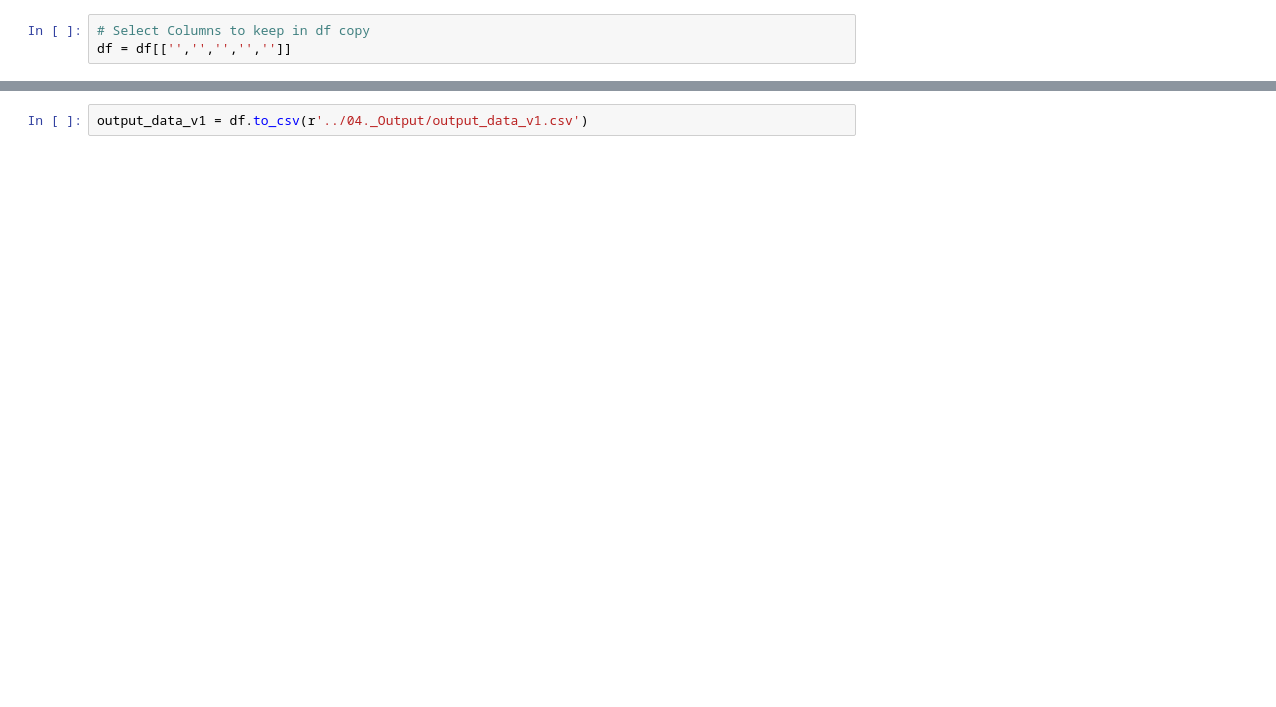
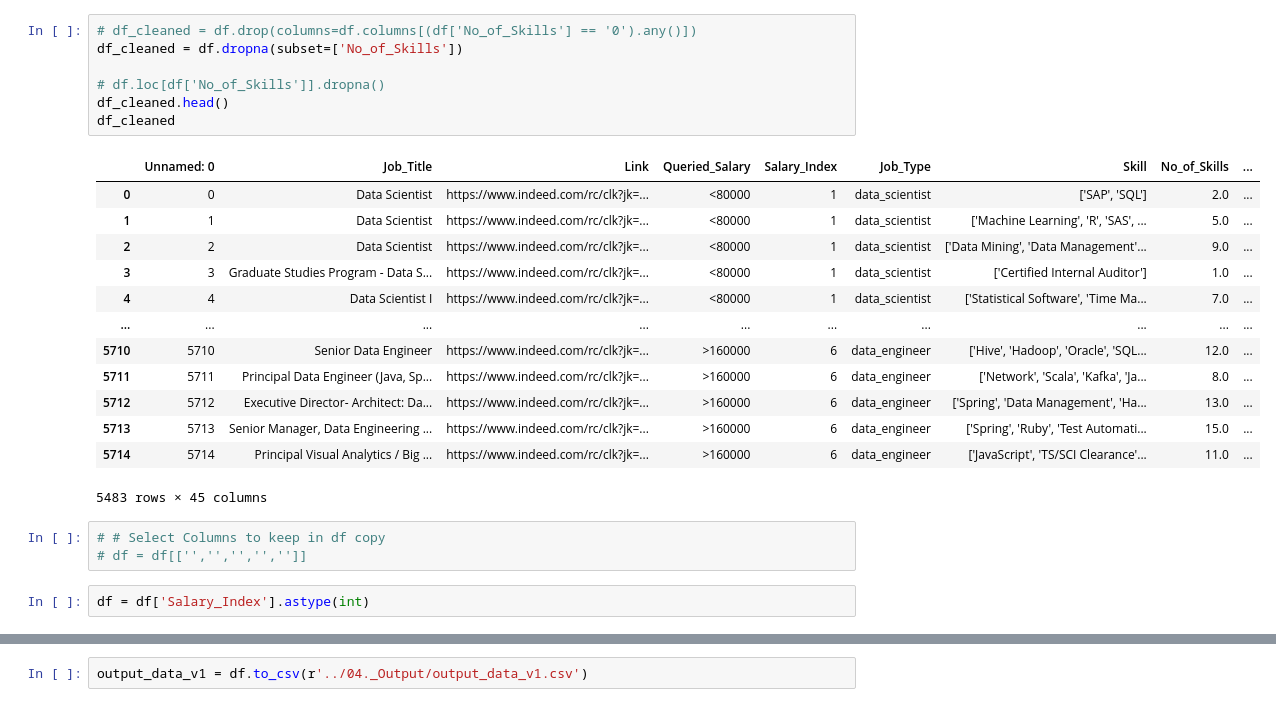
Before and after one commit to cce24/Project-1---Group-2, a Jupyter notebook: 02._Cleaning/Starter - V1 - 8-8-20.ipynb, the cells around one changed output, grey strips where cells are left out. Drawn from its saved outputs; the diff is of its cells as text; blank space fills up the shorter version.

```diff
--- a/02._Cleaning/Starter - V1 - 8-8-20.ipynb
+++ b/02._Cleaning/Starter - V1 - 8-8-20.ipynb
@@ -35,3 +36,26 @@ df
+# %%
+# df_cleaned = df.drop(columns=df.columns[(df['No_of_Skills'] == '0').any()])
+df_cleaned = df.dropna(subset=['No_of_Skills'])
+
+# df.loc[df['No_of_Skills']].dropna()
+df_cleaned.head()
+df_cleaned
+# %% [output]
+|  | Unnamed: 0 | Job_Title | Link | Queried_Salary | Salary_Index | Job_Type | Skill | No_of_Skills | ... |
+| 0 | 0 | Data Scientist | https://www.indeed.com/rc/clk?jk=... | <80000 | 1 | data_scientist | ['SAP', 'SQL'] | 2.0 | ... |
+| 1 | 1 | Data Scientist | https://www.indeed.com/rc/clk?jk=... | <80000 | 1 | data_scientist | ['Machine Learning', 'R', 'SAS', ... | 5.0 | ... |
+| 2 | 2 | Data Scientist | https://www.indeed.com/rc/clk?jk=... | <80000 | 1 | data_scientist | ['Data Mining', 'Data Management'... | 9.0 | ... |
+| 3 | 3 | Graduate Studies Program - Data S... | https://www.indeed.com/rc/clk?jk=... | <80000 | 1 | data_scientist | ['Certified Internal Auditor'] | 1.0 | ... |
+| 4 | 4 | Data Scientist I | https://www.indeed.com/rc/clk?jk=... | <80000 | 1 | data_scientist | ['Statistical Software', 'Time Ma... | 7.0 | ... |
+| ... | ... | ... | ... | ... | ... | ... | ... | ... | ... |
+| 5710 | 5710 | Senior Data Engineer | https://www.indeed.com/rc/clk?jk=... | >160000 | 6 | data_engineer | ['Hive', 'Hadoop', 'Oracle', 'SQL... | 12.0 | ... |
+| 5711 | 5711 | Principal Data Engineer (Java, Sp... | https://www.indeed.com/rc/clk?jk=... | >160000 | 6 | data_engineer | ['Network', 'Scala', 'Kafka', 'Ja... | 8.0 | ... |
+| 5712 | 5712 | Executive Director- Architect: Da... | https://www.indeed.com/rc/clk?jk=... | >160000 | 6 | data_engineer | ['Spring', 'Data Management', 'Ha... | 13.0 | ... |
+| 5713 | 5713 | Senior Manager, Data Engineering ... | https://www.indeed.com/rc/clk?jk=... | >160000 | 6 | data_engineer | ['Spring', 'Ruby', 'Test Automati... | 15.0 | ... |
+| 5714 | 5714 | Principal Visual Analytics / Big ... | https://www.indeed.com/rc/clk?jk=... | >160000 | 6 | data_engineer | ['JavaScript', 'TS/SCI Clearance'... | 11.0 | ... |
+5483 rows × 45 columns
 # %%
-# Select Columns to keep in df copy
-df = df[['','','','','']]
+# # Select Columns to keep in df copy
+# df = df[['','','','','']]
+# %%
+df = df['Salary_Index'].astype(int)
```
Also changed, not shown: parts of 3 cells of this notebook, 3 other files.
